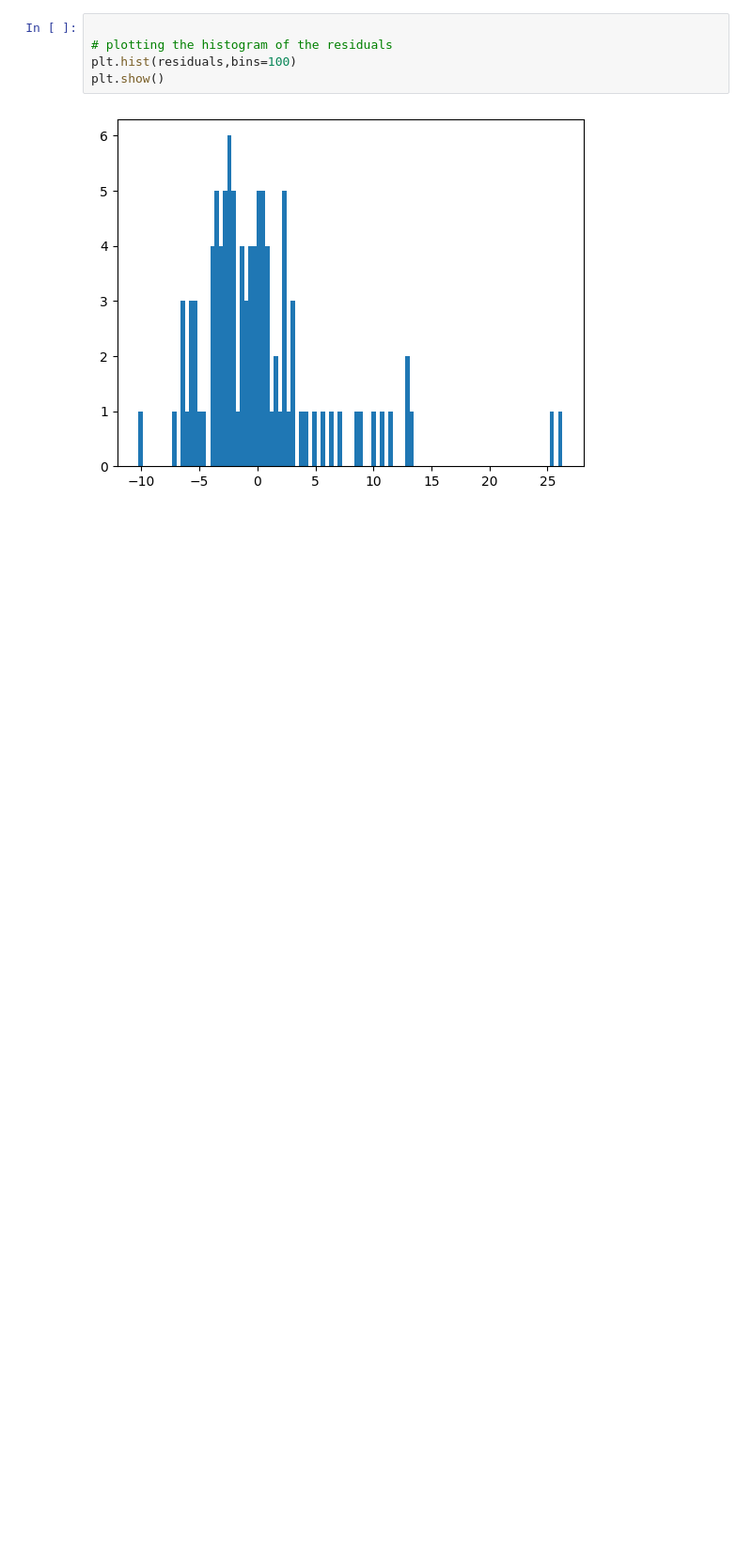
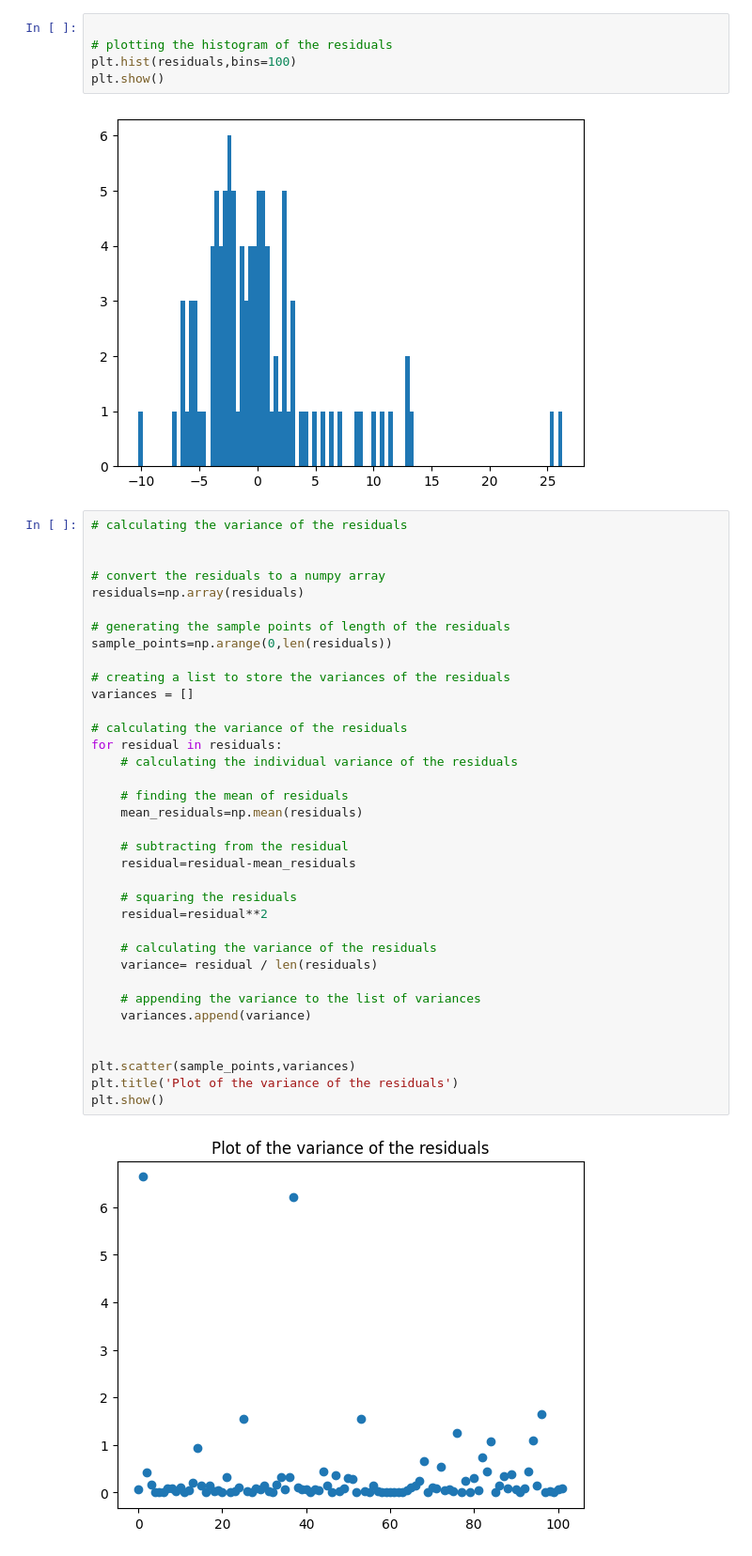
Before and after one commit to snadeem03/Housing-Regression-Analysis, a Jupyter notebook: boston_housing_regression.ipynb, the cells around one changed output. Shown at 94% size. Cells and saved outputs as stored; diff of their text form; blank space fills up the shorter version.

Commit message:
Plot Residuals Variance

```diff
--- a/boston_housing_regression.ipynb
+++ b/boston_housing_regression.ipynb
@@ -190,3 +178,41 @@ plt.hist(residuals,bins=100)
 plt.show()
 # %% [output]
 [figure]
+# %%
+# calculating the variance of the residuals
+
+
+# convert the residuals to a numpy array
+residuals=np.array(residuals)
+
+# generating the sample points of length of the residuals
+sample_points=np.arange(0,len(residuals))
+
+# creating a list to store the variances of the residuals
+variances = []
+
+# calculating the variance of the residuals
+for residual in residuals:
+    # calculating the individual variance of the residuals
+
+    # finding the mean of residuals
+    mean_residuals=np.mean(residuals)
+
+    # subtracting from the residual
+    residual=residual-mean_residuals
+
+    # squaring the residuals
+    residual=residual**2
+
+    # calculating the variance of the residuals
+    variance= residual / len(residuals)
+
+    # appending the variance to the list of variances
+    variances.append(variance)
+
+
+plt.scatter(sample_points,variances)
+plt.title('Plot of the variance of the residuals')
+plt.show()
+# %% [output]
+[figure, added]
```
Also changed, not shown: parts of 1 cell of this notebook.
